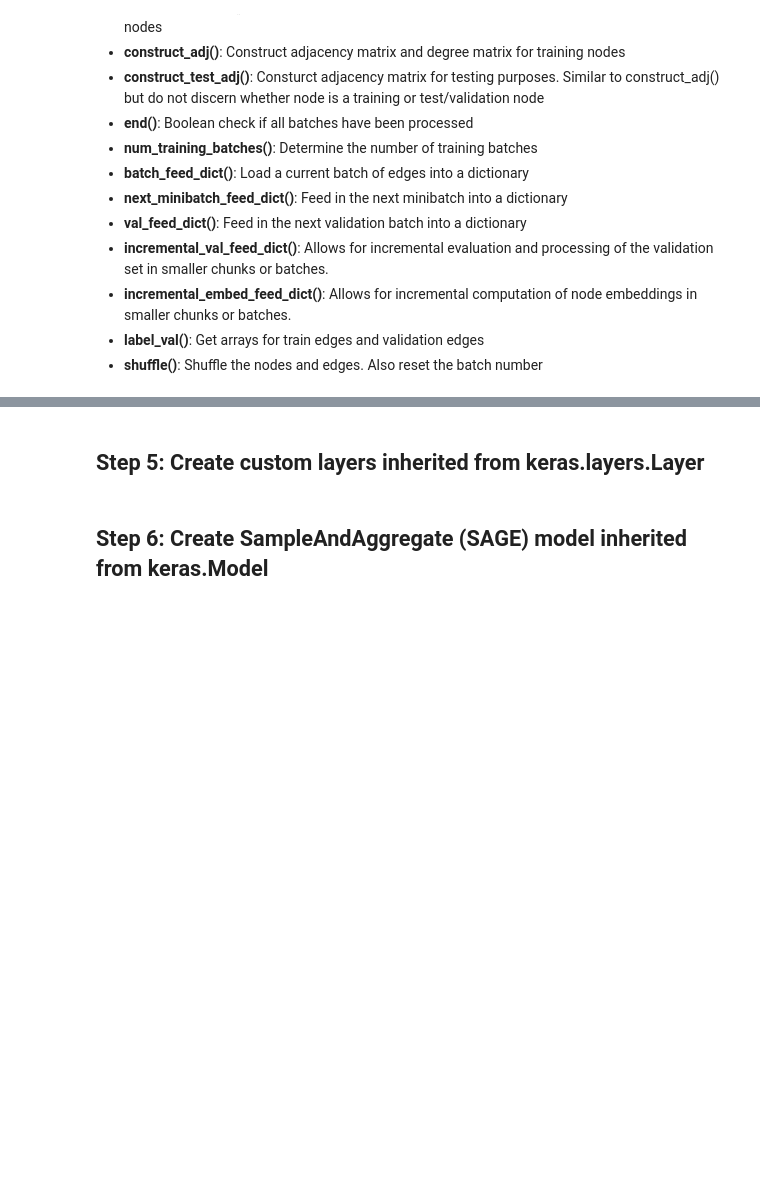
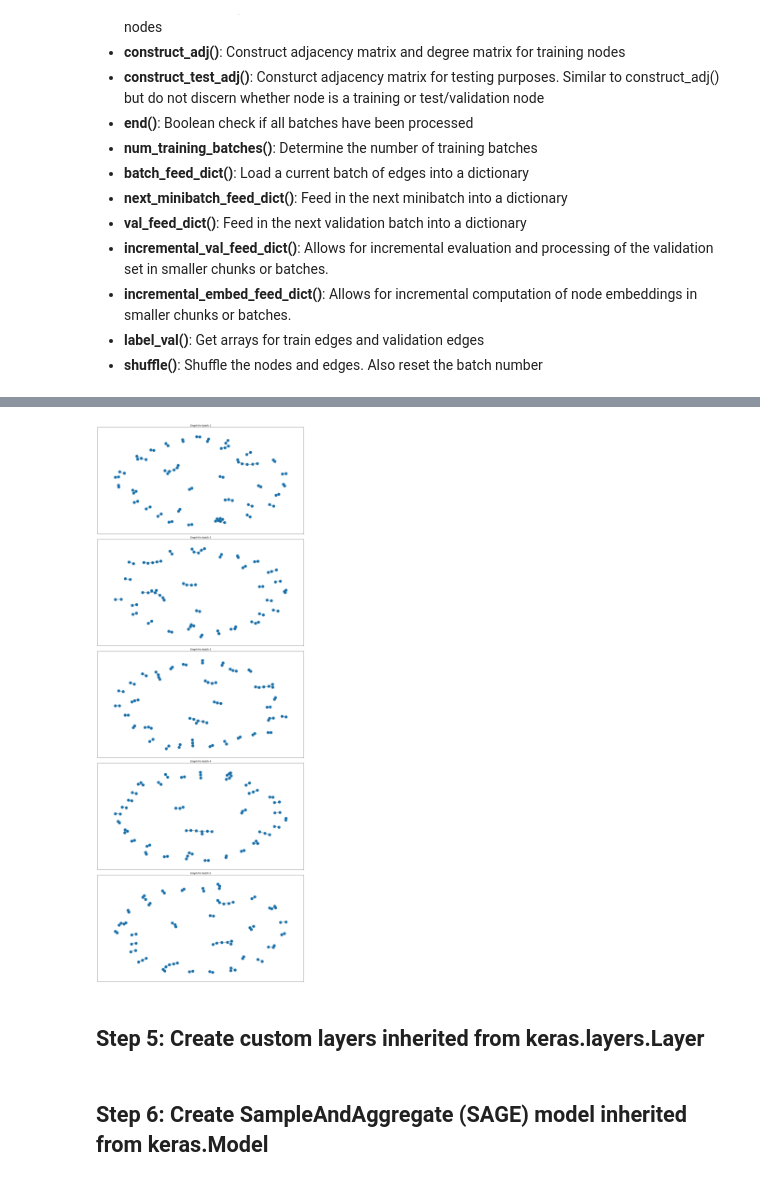
Before and after one commit to jinyangp/dso_localisation, a Jupyter notebook: data_augmentation/augmentation_graphsage.ipynb, the cells around one changed output, grey strips where cells are left out. Cells and saved outputs as stored; diff of their text form; code cells hidden in the pictures; blank space fills up the shorter version.

```diff
--- a/data_augmentation/augmentation_graphsage.ipynb
+++ b/data_augmentation/augmentation_graphsage.ipynb
@@ -958,0 +928,88 @@ Unexpected missing: 0
+# %%
+# Create graph needed for model
+model_graph = nx.Graph()
+num_vertices = len(W_matrix)
+
+# Create the complete graph
+for i in range(num_vertices):
+    for j in range(num_vertices):
+
+        if W_matrix[i][j] != 0:
+            model_graph.add_edge(i, j, weight = W_matrix[i][j])
+
+# Label the nodes if they are from train, val or test
+# Get the indexes of nodes originally from train and test
+X_train_actual_df = X_train_augmented_df[X_train_augmented_df['is_actual'] == 1.0]
+X_train_virtual_df = X_train_augmented_df[X_train_augmented_df['is_actual'] != 1.0]
+
+# Actual RP becomes train dataset
+actual_rps_indexes = X_train_actual_df['rp_index'].unique()
+
+# np.random.shuffle(actual_rps_indexes)
+train_size = round(int(len(actual_rps_indexes)*0.95))
+train_rps = actual_rps_indexes[:train_size]
+val_rps = actual_rps_indexes[train_size:]
+
+# Virtual RP gets split into validation and test dataset
+virtual_rp_indexes = X_train_virtual_df['rp_index'].unique()
+test_rps = virtual_rp_indexes
+
+print(train_rps.shape, val_rps.shape, test_rps.shape)
+
+# Mark the vertices in the graph on whether they are train, validation or test
+# node_type = 1 for training, 0 for validation and -1 for test
+for node_idx in model_graph.nodes():
+
+    if node_idx in train_rps:
+        model_graph.nodes[node_idx]['train'] = True
+        model_graph.nodes[node_idx]['node_type'] = 1
+
+    elif node_idx in val_rps:
+        model_graph.nodes[node_idx]['val'] = True
+        model_graph.nodes[node_idx]['node_type'] = 0
+
+    else:
+        model_graph.nodes[node_idx]['test'] = True
+        model_graph.nodes[node_idx]['node_type'] = -1
+
+# Generate node mapping dictionary
+rp_mapped_dict = {}
+rp_indexes = X_train_augmented_df['rp_index']
+for i,v in enumerate(rp_indexes):
+    rp_mapped_dict[i] = i
+
+# Instantiate EdgeMinibatchIterator object
+placeholders = construct_placeholders()
+nodetype_dict = {1: 'train',
+                 0: 'val',
+                 -1: 'test'}
+
+minibatch = EdgeMinibatchIterator(model_graph, rp_mapped_dict, nodetype_dict,
+                                 placeholders, max_degree = 50, num_neg_samples = 20)
+
+# Plot out the graph for each batch and observe
+minibatch.shuffle()
+
+# Iterate through the mini batches and observe the graphs
+# Plot first ten batches
+num_rows = 5
+fig, axs = plt.subplots(num_rows, 1, figsize = (15,40))
+
+for i in range(num_rows):
+
+    ax = axs[i]
+    feed_dict = minibatch.next_minibatch_feed_dict()
+    batch1 = feed_dict['batch1'].numpy()
+    batch2 = feed_dict['batch2'].numpy()
+
+    curbatch_graph = nx.Graph()
+
+    for j in range(len(batch1)):
+        curbatch_graph.add_edge(batch1[j], batch2[j])
+
+    nx.draw_networkx(curbatch_graph, ax = ax, node_size = 200, font_size = 4)
+    ax.set_title(f'Graph for batch {i + 1}')
+
+plt.tight_layout()
+plt.show()
+# %% [output]
@@ -959,3 +1021,4 @@ Unexpected missing: 0
+[figure, added]
 # %% [markdown]
 ## Step 5: Create custom layers inherited from keras.layers.Layer
 # %%
```
Also changed, not shown: parts of 25 cells of this notebook.
